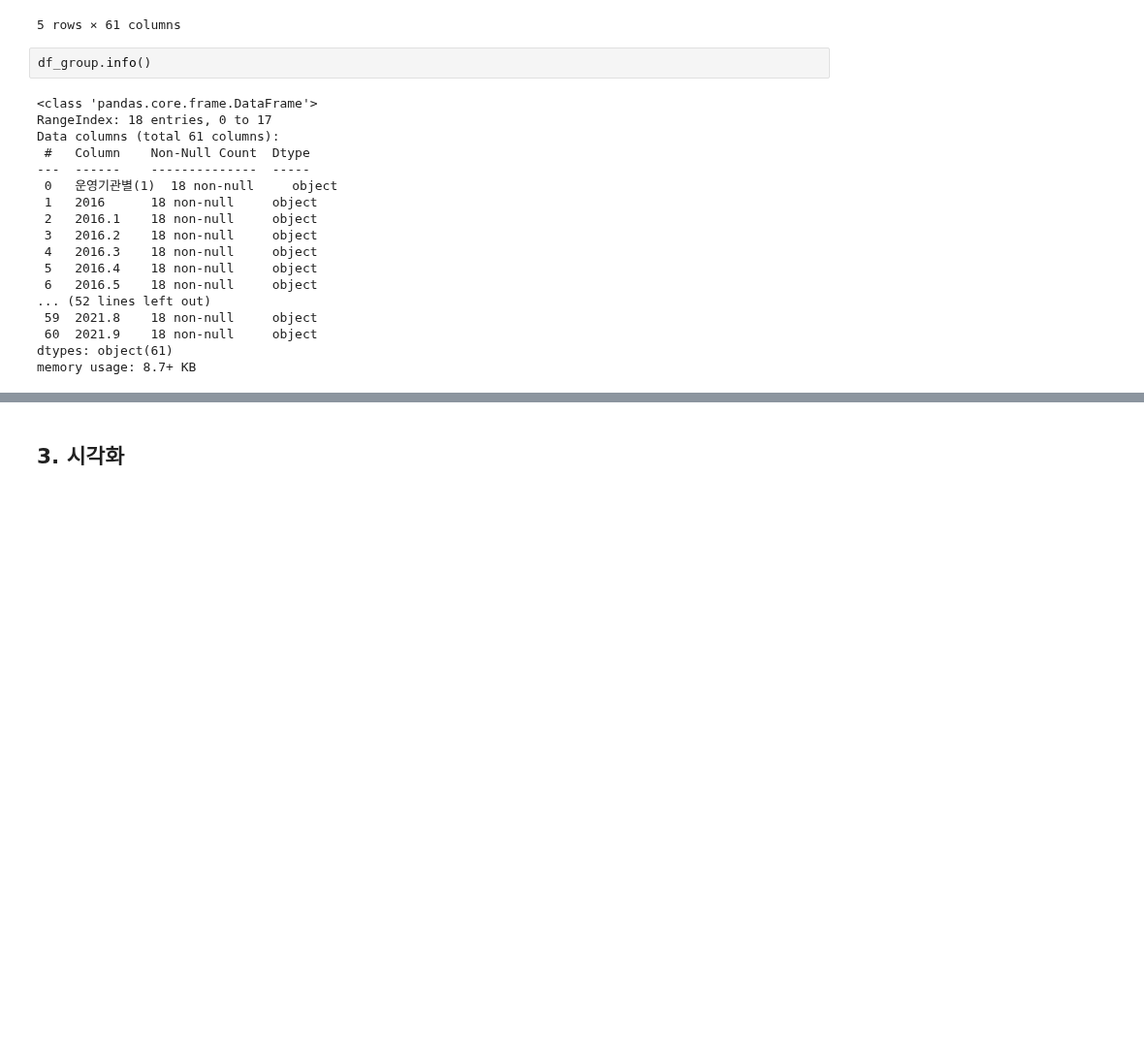
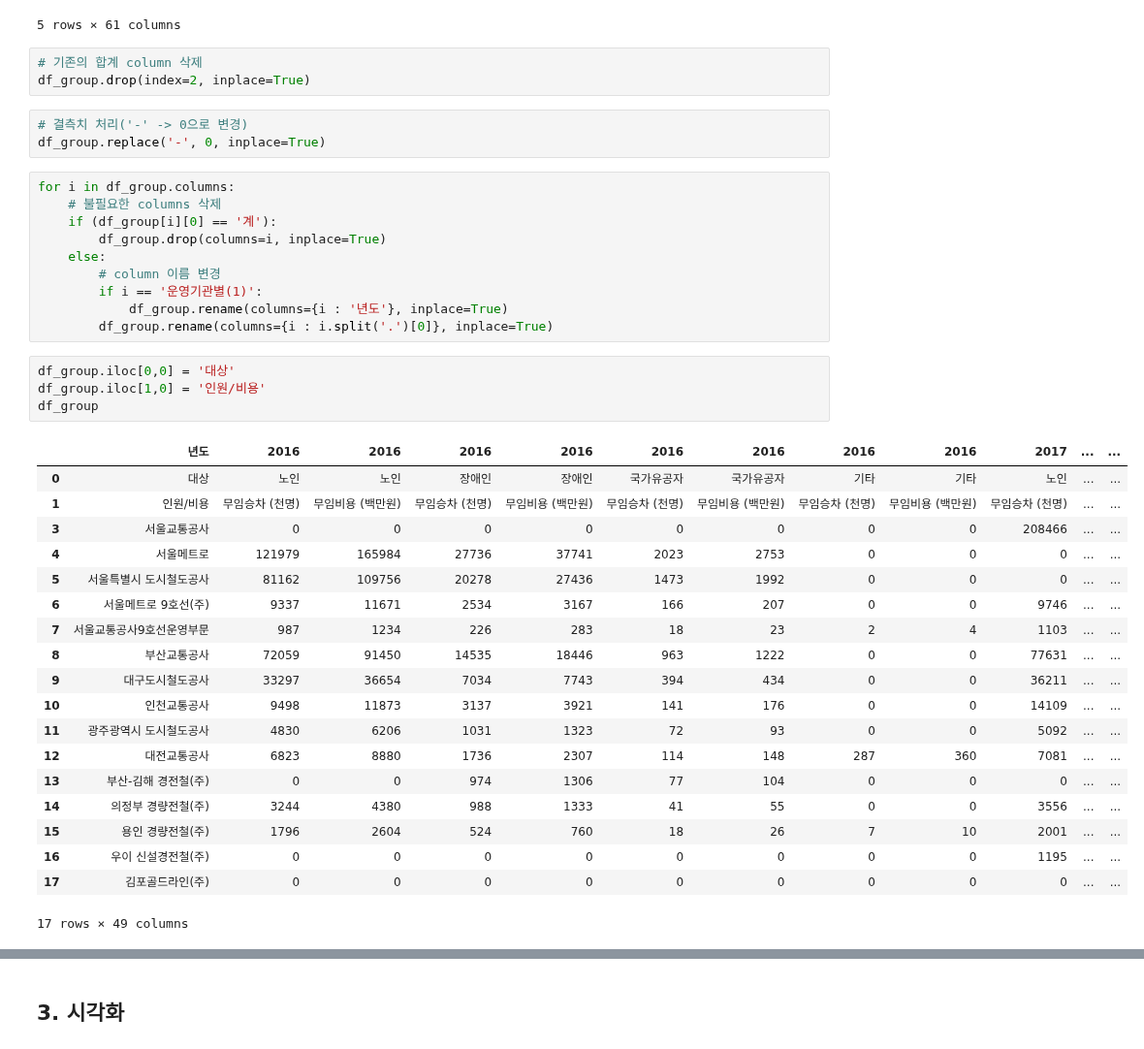
Before and after one commit to HyunJW/Subway_Analystic, a Jupyter notebook: 유무임 승하차 현황.ipynb, the cells around one changed output, grey strips where cells are left out. Shown at 97% size. Drawn from its saved outputs; the diff is of its cells as text; blank space fills up the shorter version.

```diff
--- a/유무임 승하차 현황.ipynb
+++ b/유무임 승하차 현황.ipynb
@@ -50,22 +35,42 @@ df_group.head()
 | 4 | 서울메트로 | 151738 | 206478 | 121979 | 165984 | 27736 | 37741 | 2023 | 2753 | - | ... | ... |
 5 rows × 61 columns
 # %%
-df_group.info()
+# 기존의 합계 column 삭제
+df_group.drop(index=2, inplace=True)
-# %% [output]
-<class 'pandas.core.frame.DataFrame'>
-RangeIndex: 18 entries, 0 to 17
-Data columns (total 61 columns):
- #   Column    Non-Null Count  Dtype
----  ------    --------------  -----
- 0   운영기관별(1)  18 non-null     object
- 1   2016      18 non-null     object
- 2   2016.1    18 non-null     object
- 3   2016.2    18 non-null     object
- 4   2016.3    18 non-null     object
- 5   2016.4    18 non-null     object
- 6   2016.5    18 non-null     object
-... (52 lines left out)
- 59  2021.8    18 non-null     object
- 60  2021.9    18 non-null     object
-dtypes: object(61)
-memory usage: 8.7+ KB
+# %%
+# 결측치 처리('-' -> 0으로 변경)
+df_group.replace('-', 0, inplace=True)
+# %%
+for i in df_group.columns:
+    # 불필요한 columns 삭제
+    if (df_group[i][0] == '계'):
+        df_group.drop(columns=i, inplace=True)
+    else:
+        # column 이름 변경
+        if i == '운영기관별(1)':
+            df_group.rename(columns={i : '년도'}, inplace=True)
+        df_group.rename(columns={i : i.split('.')[0]}, inplace=True)
+# %%
+df_group.iloc[0,0] = '대상'
+df_group.iloc[1,0] = '인원/비용'
+df_group
+# %% [output]
+|  | 년도 | 2016 | 2016 | 2016 | 2016 | 2016 | 2016 | 2016 | 2016 | 2017 | ... | ... |
+| 0 | 대상 | 노인 | 노인 | 장애인 | 장애인 | 국가유공자 | 국가유공자 | 기타 | 기타 | 노인 | ... | ... |
+| 1 | 인원/비용 | 무임승차 (천명) | 무임비용 (백만원) | 무임승차 (천명) | 무임비용 (백만원) | 무임승차 (천명) | 무임비용 (백만원) | 무임승차 (천명) | 무임비용 (백만원) | 무임승차 (천명) | ... | ... |
+| 3 | 서울교통공사 | 0 | 0 | 0 | 0 | 0 | 0 | 0 | 0 | 208466 | ... | ... |
+| 4 | 서울메트로 | 121979 | 165984 | 27736 | 37741 | 2023 | 2753 | 0 | 0 | 0 | ... | ... |
+| 5 | 서울특별시 도시철도공사 | 81162 | 109756 | 20278 | 27436 | 1473 | 1992 | 0 | 0 | 0 | ... | ... |
+| 6 | 서울메트로 9호선(주) | 9337 | 11671 | 2534 | 3167 | 166 | 207 | 0 | 0 | 9746 | ... | ... |
+| 7 | 서울교통공사9호선운영부문 | 987 | 1234 | 226 | 283 | 18 | 23 | 2 | 4 | 1103 | ... | ... |
+| 8 | 부산교통공사 | 72059 | 91450 | 14535 | 18446 | 963 | 1222 | 0 | 0 | 77631 | ... | ... |
+| 9 | 대구도시철도공사 | 33297 | 36654 | 7034 | 7743 | 394 | 434 | 0 | 0 | 36211 | ... | ... |
+| 10 | 인천교통공사 | 9498 | 11873 | 3137 | 3921 | 141 | 176 | 0 | 0 | 14109 | ... | ... |
+| 11 | 광주광역시 도시철도공사 | 4830 | 6206 | 1031 | 1323 | 72 | 93 | 0 | 0 | 5092 | ... | ... |
+| 12 | 대전교통공사 | 6823 | 8880 | 1736 | 2307 | 114 | 148 | 287 | 360 | 7081 | ... | ... |
+| 13 | 부산-김해 경전철(주) | 0 | 0 | 974 | 1306 | 77 | 104 | 0 | 0 | 0 | ... | ... |
+| 14 | 의정부 경량전철(주) | 3244 | 4380 | 988 | 1333 | 41 | 55 | 0 | 0 | 3556 | ... | ... |
+| 15 | 용인 경량전철(주) | 1796 | 2604 | 524 | 760 | 18 | 26 | 7 | 10 | 2001 | ... | ... |
+| 16 | 우이 신설경전철(주) | 0 | 0 | 0 | 0 | 0 | 0 | 0 | 0 | 1195 | ... | ... |
+| 17 | 김포골드라인(주) | 0 | 0 | 0 | 0 | 0 | 0 | 0 | 0 | 0 | ... | ... |
+17 rows × 49 columns
```
Also changed, not shown: parts of 91 cells of this notebook, 2 other files.
